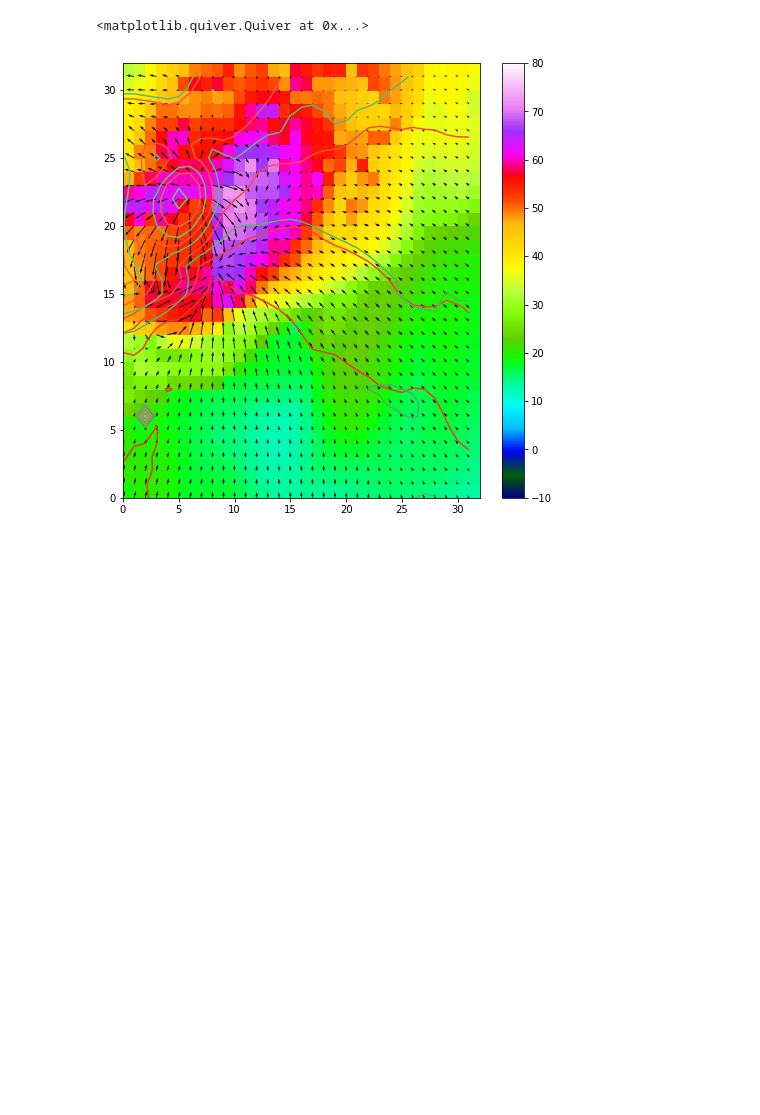
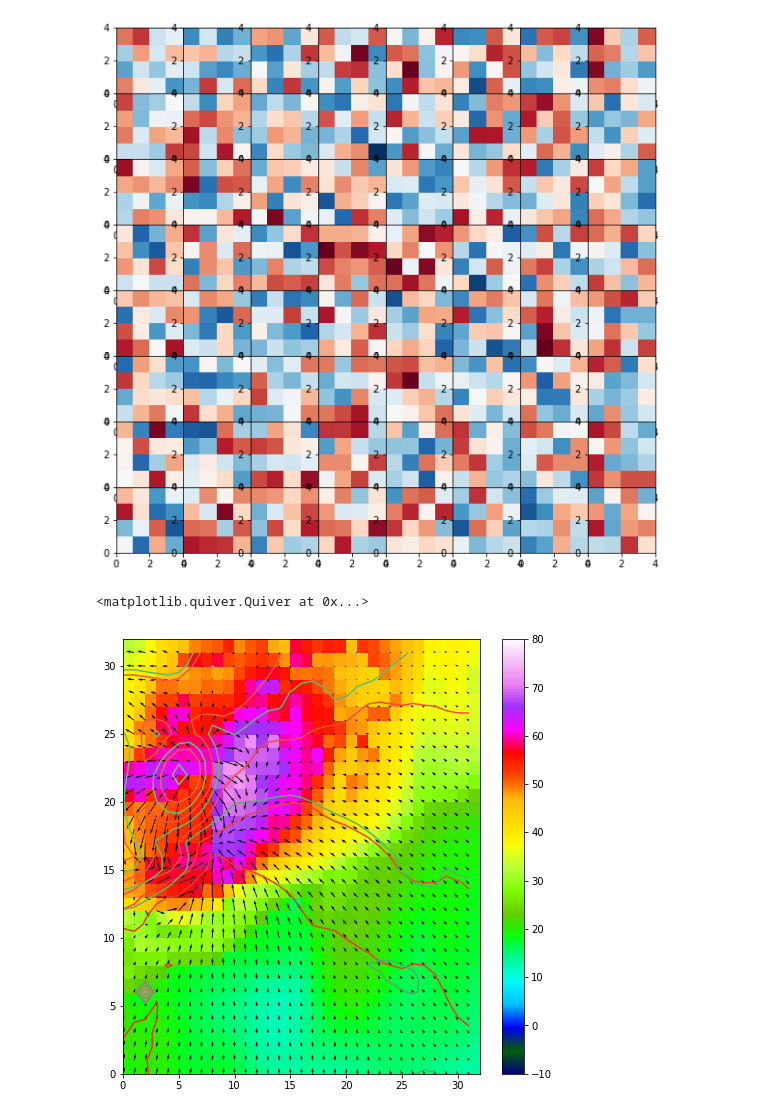
Before and after one commit to djgagne/swirlnet, a Jupyter notebook: notebooks/deep_swirl_tutorial.ipynb, the cells around one changed output. Drawn from its saved outputs; the diff is of its cells as text; code cells hidden in the pictures; blank space fills up the shorter version.

```diff
--- a/notebooks/deep_swirl_tutorial.ipynb
+++ b/notebooks/deep_swirl_tutorial.ipynb
@@ -260,3 +362,11 @@ plt.quiver(input_img_data[0, :, :, 3], input_img_data[0, :, :, 4])
+# %%
+weight_panels = conv_model.layers[-2].get_weights()[0].reshape((4,4, 64))
+fig, axes = plt.subplots(8,8, figsize=(10, 10))
+plt.subplots_adjust(wspace=0,hspace=0)
+for a, ax in enumerate(axes.ravel()):
+    ax.pcolormesh(weight_panels[:, :, a], vmin=-0.1, vmax=0.1, cmap="RdBu_r")
+# %% [output]
+[figure, added]
 # %%
 rot_ex = max_rot.argmax()
 plt.figure(figsize=(8, 8))
```
Also changed, not shown: parts of 22 cells of this notebook.
